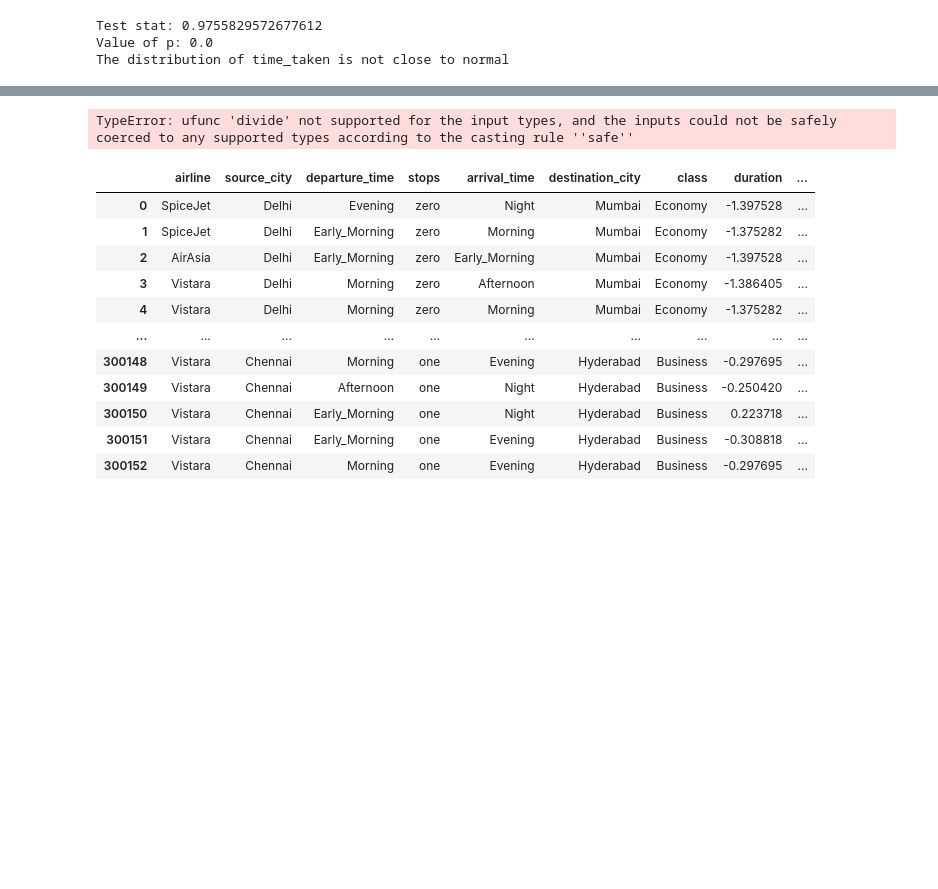
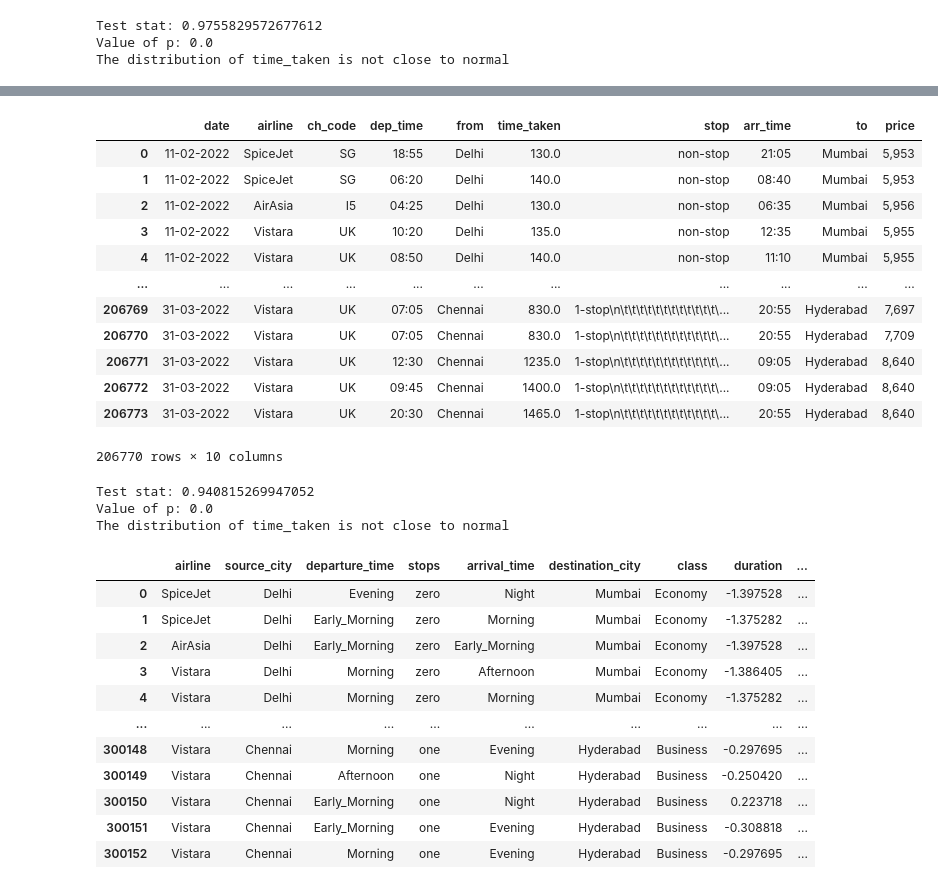
Before and after one commit to Pyame/Flight-Price-Prediction, a Jupyter notebook: main.ipynb, the cells around one changed output, grey strips where cells are left out. Drawn from its saved outputs; the diff is of its cells as text; code cells hidden in the pictures; blank space fills up the shorter version.

```diff
--- a/main.ipynb
+++ b/main.ipynb
@@ -799,6 +830,22 @@ The distribution of time_taken is not close to normal
+# %%
+df_economy
+# %% [output]
+|  | date | airline | ch_code | dep_time | from | time_taken | stop | arr_time | to | price |
+| 0 | 11-02-2022 | SpiceJet | SG | 18:55 | Delhi | 130.0 | non-stop | 21:05 | Mumbai | 5,953 |
+| 1 | 11-02-2022 | SpiceJet | SG | 06:20 | Delhi | 140.0 | non-stop | 08:40 | Mumbai | 5,953 |
+| 2 | 11-02-2022 | AirAsia | I5 | 04:25 | Delhi | 130.0 | non-stop | 06:35 | Mumbai | 5,956 |
+| 3 | 11-02-2022 | Vistara | UK | 10:20 | Delhi | 135.0 | non-stop | 12:35 | Mumbai | 5,955 |
+| 4 | 11-02-2022 | Vistara | UK | 08:50 | Delhi | 140.0 | non-stop | 11:10 | Mumbai | 5,955 |
+| ... | ... | ... | ... | ... | ... | ... | ... | ... | ... | ... |
+| 206769 | 31-03-2022 | Vistara | UK | 07:05 | Chennai | 830.0 | 1-stop\n\t\t\t\t\t\t\t\t\t\t\t\t\... | 20:55 | Hyderabad | 7,697 |
+| 206770 | 31-03-2022 | Vistara | UK | 07:05 | Chennai | 830.0 | 1-stop\n\t\t\t\t\t\t\t\t\t\t\t\t\... | 20:55 | Hyderabad | 7,709 |
+| 206771 | 31-03-2022 | Vistara | UK | 12:30 | Chennai | 1235.0 | 1-stop\n\t\t\t\t\t\t\t\t\t\t\t\t\... | 09:05 | Hyderabad | 8,640 |
+| 206772 | 31-03-2022 | Vistara | UK | 09:45 | Chennai | 1400.0 | 1-stop\n\t\t\t\t\t\t\t\t\t\t\t\t\... | 09:05 | Hyderabad | 8,640 |
+| 206773 | 31-03-2022 | Vistara | UK | 20:30 | Chennai | 1465.0 | 1-stop\n\t\t\t\t\t\t\t\t\t\t\t\t\... | 20:55 | Hyderabad | 8,640 |
+206770 rows × 10 columns
 # %%
 # Check of duration normal distribution of df_economy
-columns_to_check = [df_economy["price"]]
+columns_to_check = [df_economy["time_taken"]]
 for column in columns_to_check:
     stat, p = shapiro(column)
     print("Test stat:", stat)
@@ -808,7 +855,9 @@ for column in columns_to_check:
     else:
         print("The distribution of " + column.name + " is not close to normal")
 # %% [output]
-TypeError: ufunc 'divide' not supported for the input types, and the inputs could not be safely coerced to any supported types according to the casting rule ''safe''
+Test stat: 0.940815269947052
+Value of p: 0.0
+The distribution of time_taken is not close to normal
 # %%
 # Standardize df_clean(duration, days_left and price)
 df_clean_numeric = df_clean[["duration", "days_left", "price"]]
```
Also changed, not shown: parts of 10 cells of this notebook.
